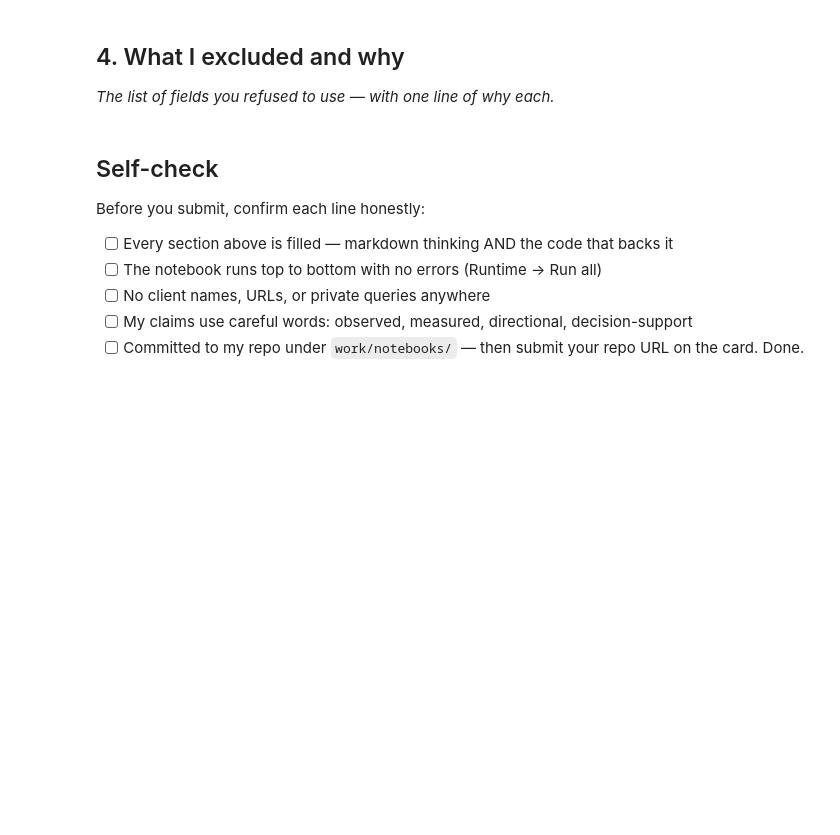
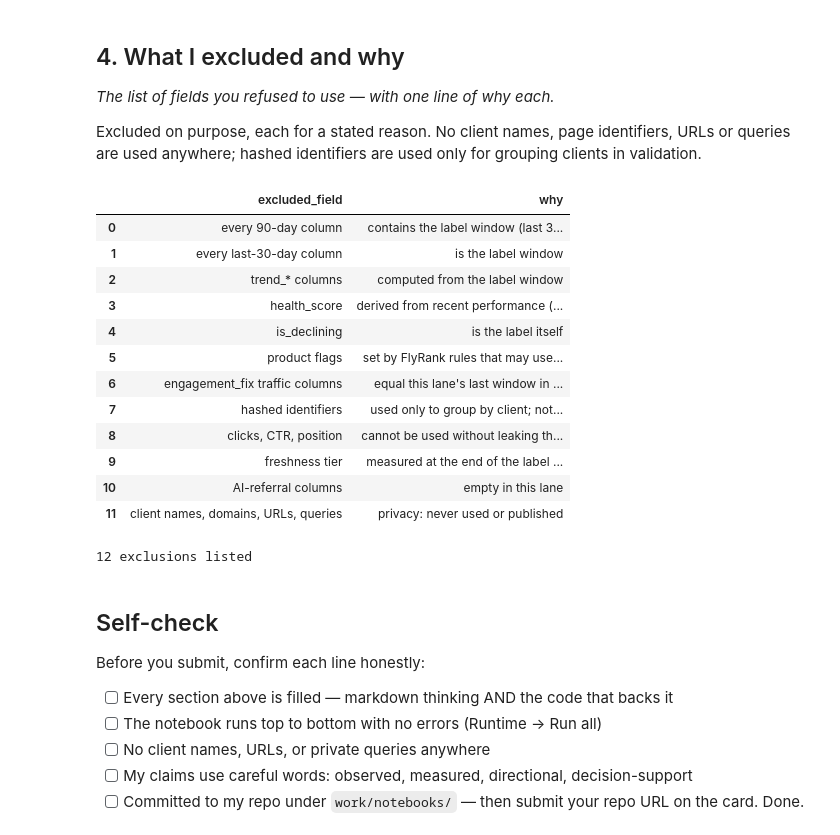
Before and after one commit to NAJAM2005/flyrank-ml-internship, a Jupyter notebook: work/notebooks/w03_feature_leakage_check.ipynb, the cells around one changed output. Cells and saved outputs as stored; diff of their text form; code cells hidden in the pictures; blank space fills up the shorter version.

```diff
--- a/work/notebooks/w03_feature_leakage_check.ipynb
+++ b/work/notebooks/w03_feature_leakage_check.ipynb
@@ -31,3 +135,5 @@ This skeleton is yours to fill. Work the sections **in order** — each one has
 ## 4. What I excluded and why
 
 *The list of fields you refused to use — with one line of why each.*
+
+Excluded on purpose, each for a stated reason. No client names, page identifiers, URLs or queries are used anywhere; hashed identifiers are used only for grouping clients in validation.
@@ -37,3 +140,35 @@ This skeleton is yours to fill. Work the sections **in order** — each one has
+# %%
+excluded = pd.DataFrame([
+    ["every 90-day column",                        "contains the label window (last 30 days)"],
+    ["every last-30-day column",                   "is the label window"],
+    ["trend_* columns",                            "computed from the label window"],
+    ["health_score",                               "derived from recent performance (label-adjacent)"],
+    ["is_declining",                               "is the label itself"],
+    ["product flags",                              "set by FlyRank rules that may use recent performance"],
+    ["engagement_fix traffic columns",             "equal this lane's last window in 100% of matched pages (measured)"],
+    ["hashed identifiers",                         "used only to group by client; not a feature"],
+    ["clicks, CTR, position",                      "cannot be used without leaking the label window"],
+    ["freshness tier",                             "measured at the end of the label window; sensitivity run only"],
+    ["AI-referral columns",                        "empty in this lane"],
+    ["client names, domains, URLs, queries",       "privacy: never used or published"],
+], columns=["excluded_field", "why"])
+display(excluded)
+print(len(excluded), "exclusions listed")
+# %% [output]
+|  | excluded_field | why |
+| 0 | every 90-day column | contains the label window (last 3... |
+| 1 | every last-30-day column | is the label window |
+| 2 | trend_* columns | computed from the label window |
+| 3 | health_score | derived from recent performance (... |
+| 4 | is_declining | is the label itself |
+| 5 | product flags | set by FlyRank rules that may use... |
+| 6 | engagement_fix traffic columns | equal this lane's last window in ... |
+| 7 | hashed identifiers | used only to group by client; not... |
+| 8 | clicks, CTR, position | cannot be used without leaking th... |
+| 9 | freshness tier | measured at the end of the label ... |
+| 10 | AI-referral columns | empty in this lane |
+| 11 | client names, domains, URLs, queries | privacy: never used or published |
+12 exclusions listed
 # %% [markdown]
 ## Self-check
 
```
Also changed, not shown: parts of 15 cells of this notebook.
